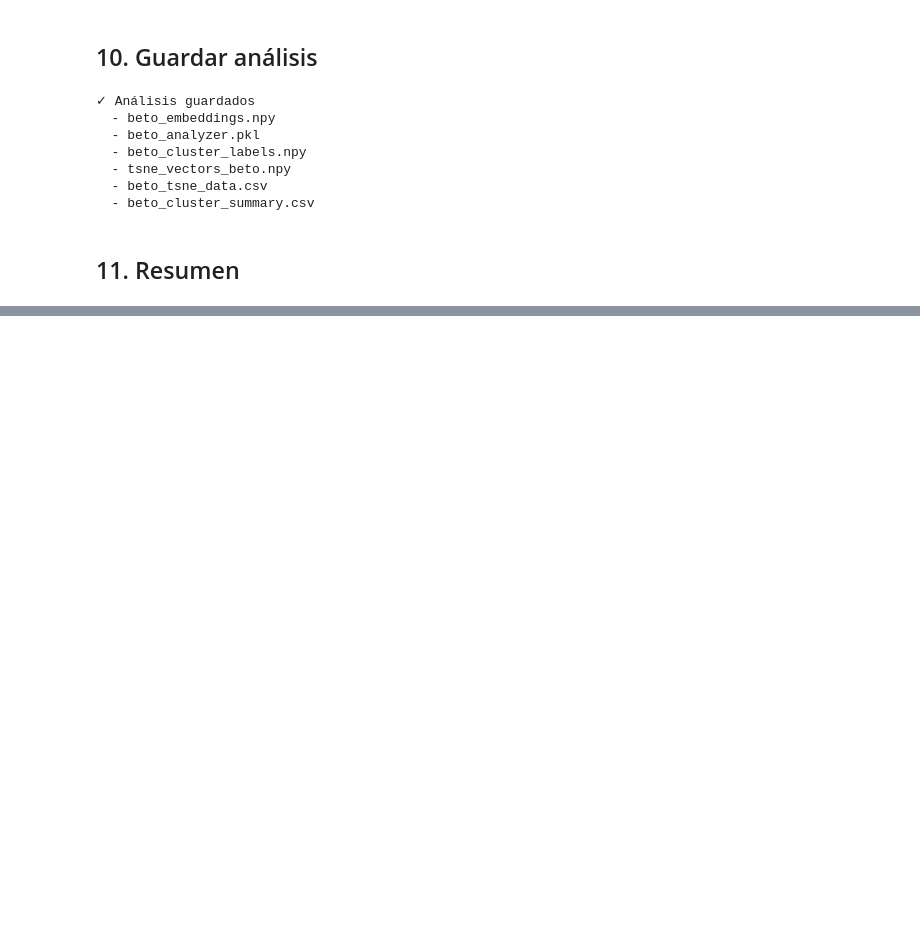
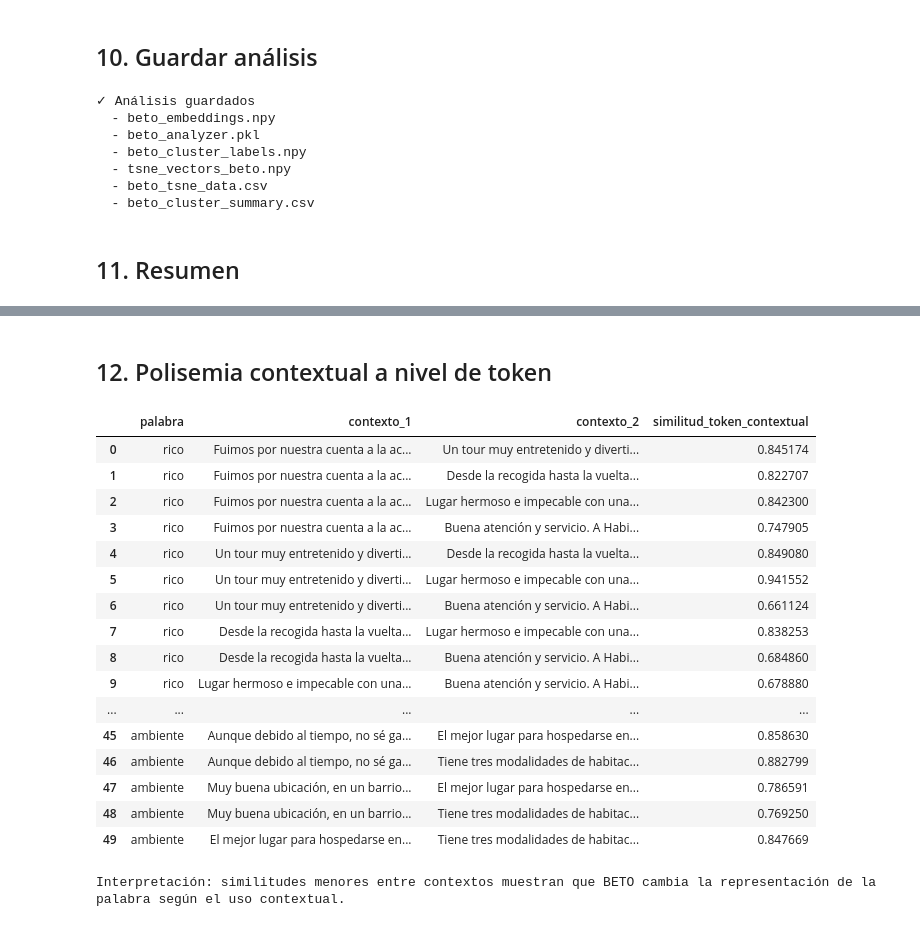
Before and after one commit to VictorRNavarro/Proyecto2_Analisis_semantico_de_rese-as, a Jupyter notebook: notebooks/04_beto_analisis.ipynb, the cells around one changed output, grey strips where cells are left out. Cells and saved outputs as stored; diff of their text form; code cells hidden in the pictures; blank space fills up the shorter version.

Commit message:
Completa análisis semántico y mejora dashboard

```diff
--- a/notebooks/04_beto_analisis.ipynb
+++ b/notebooks/04_beto_analisis.ipynb
@@ -343,7 +343,7 @@ oraciones_mask = [
     "El [MASK] fue muy amable y profesional durante todo el tour.",
     "Las aguas termales son [MASK] para relajarse después de un viaje largo.",
     "La experiencia fue [MASK] y superó todas nuestras expectativas.",
-    "Los puentes colgantes son una [MASK] que no se puede perder.",
+    "Los puentes colgantes son una [MASK] que no se puede perder."
 ]
 
 print("\n" + "=" * 60)
@@ -522,0 +505,53 @@ RESUMEN: BETO ANALYSIS
+# %% [markdown]
+## 12. Polisemia contextual a nivel de token
+# %%
+# Polisemia contextual a nivel del token, no a nivel de oración [CLS]
+from sklearn.metrics.pairwise import cosine_similarity
+
+palabras_polisemicas = ["rico", "fresco", "caro", "vista", "ambiente"]
+filas_polisemia = []
+for palabra in palabras_polisemicas:
+    contextos = df[df["texto"].str.contains(rf"\b{palabra}\b", case=False, regex=True, na=False)]["texto"].head(5).tolist()
+    vectores = []
+    contextos_validos = []
+    for contexto in contextos:
+        vector = embedder.get_word_embedding(contexto, palabra)
+        if vector is not None:
+            vectores.append(vector)
+            contextos_validos.append(contexto)
+    if len(vectores) >= 2:
+        similitudes = cosine_similarity(np.vstack(vectores))
+        for i in range(len(contextos_validos)):
+            for j in range(i + 1, len(contextos_validos)):
+                filas_polisemia.append({
+                    "palabra": palabra,
+                    "contexto_1": contextos_validos[i][:220],
+                    "contexto_2": contextos_validos[j][:220],
+                    "similitud_token_contextual": similitudes[i, j],
+                })
+    else:
+        filas_polisemia.append({"palabra": palabra, "contexto_1": "No hay dos contextos válidos en el corpus", "contexto_2": "", "similitud_token_contextual": np.nan})
+
+df_polisemia = pd.DataFrame(filas_polisemia)
+display(df_polisemia)
+df_polisemia.to_csv("../data/analysis/beto_polysemy_token_analysis.csv", index=False)
+print("Interpretación: similitudes menores entre contextos muestran que BETO cambia la representación de la palabra según el uso contextual.")
+# %% [output]
+|  | palabra | contexto_1 | contexto_2 | similitud_token_contextual |
+| 0 | rico | Fuimos por nuestra cuenta a la ac... | Un tour muy entretenido y diverti... | 0.845174 |
+| 1 | rico | Fuimos por nuestra cuenta a la ac... | Desde la recogida hasta la vuelta... | 0.822707 |
+| 2 | rico | Fuimos por nuestra cuenta a la ac... | Lugar hermoso e impecable con una... | 0.842300 |
+| 3 | rico | Fuimos por nuestra cuenta a la ac... | Buena atención y servicio. A Habi... | 0.747905 |
+| 4 | rico | Un tour muy entretenido y diverti... | Desde la recogida hasta la vuelta... | 0.849080 |
+| 5 | rico | Un tour muy entretenido y diverti... | Lugar hermoso e impecable con una... | 0.941552 |
+| 6 | rico | Un tour muy entretenido y diverti... | Buena atención y servicio. A Habi... | 0.661124 |
+| 7 | rico | Desde la recogida hasta la vuelta... | Lugar hermoso e impecable con una... | 0.838253 |
+| 8 | rico | Desde la recogida hasta la vuelta... | Buena atención y servicio. A Habi... | 0.684860 |
+| 9 | rico | Lugar hermoso e impecable con una... | Buena atención y servicio. A Habi... | 0.678880 |
+| ... | ... | ... | ... | ... |
+| 45 | ambiente | Aunque debido al tiempo, no sé ga... | El mejor lugar para hospedarse en... | 0.858630 |
+| 46 | ambiente | Aunque debido al tiempo, no sé ga... | Tiene tres modalidades de habitac... | 0.882799 |
+| 47 | ambiente | Muy buena ubicación, en un barrio... | El mejor lugar para hospedarse en... | 0.786591 |
+| 48 | ambiente | Muy buena ubicación, en un barrio... | Tiene tres modalidades de habitac... | 0.769250 |
+| 49 | ambiente | El mejor lugar para hospedarse en... | Tiene tres modalidades de habitac... | 0.847669 |
+Interpretación: similitudes menores entre contextos muestran que BETO cambia la representación de la palabra según el uso contextual.
```
Also changed, not shown: parts of 2 cells of this notebook, 6 other files.
